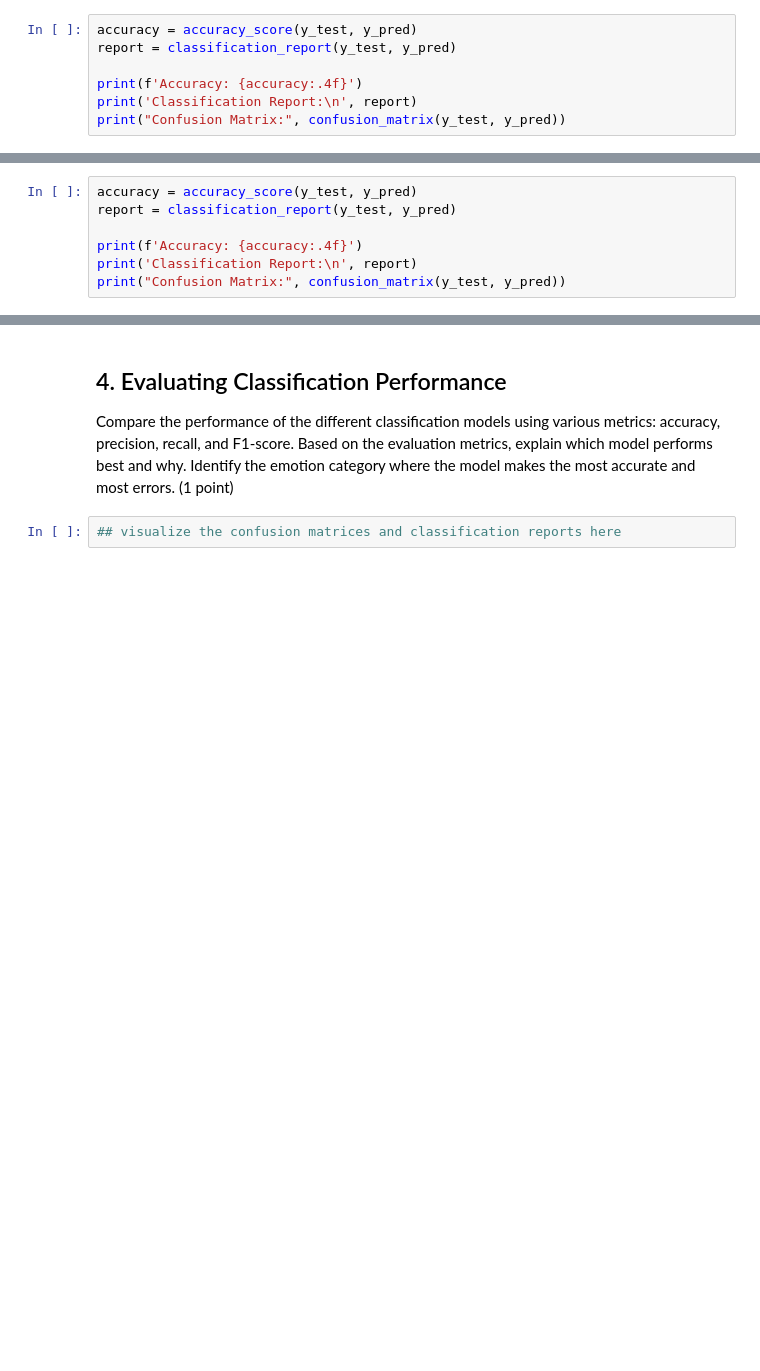
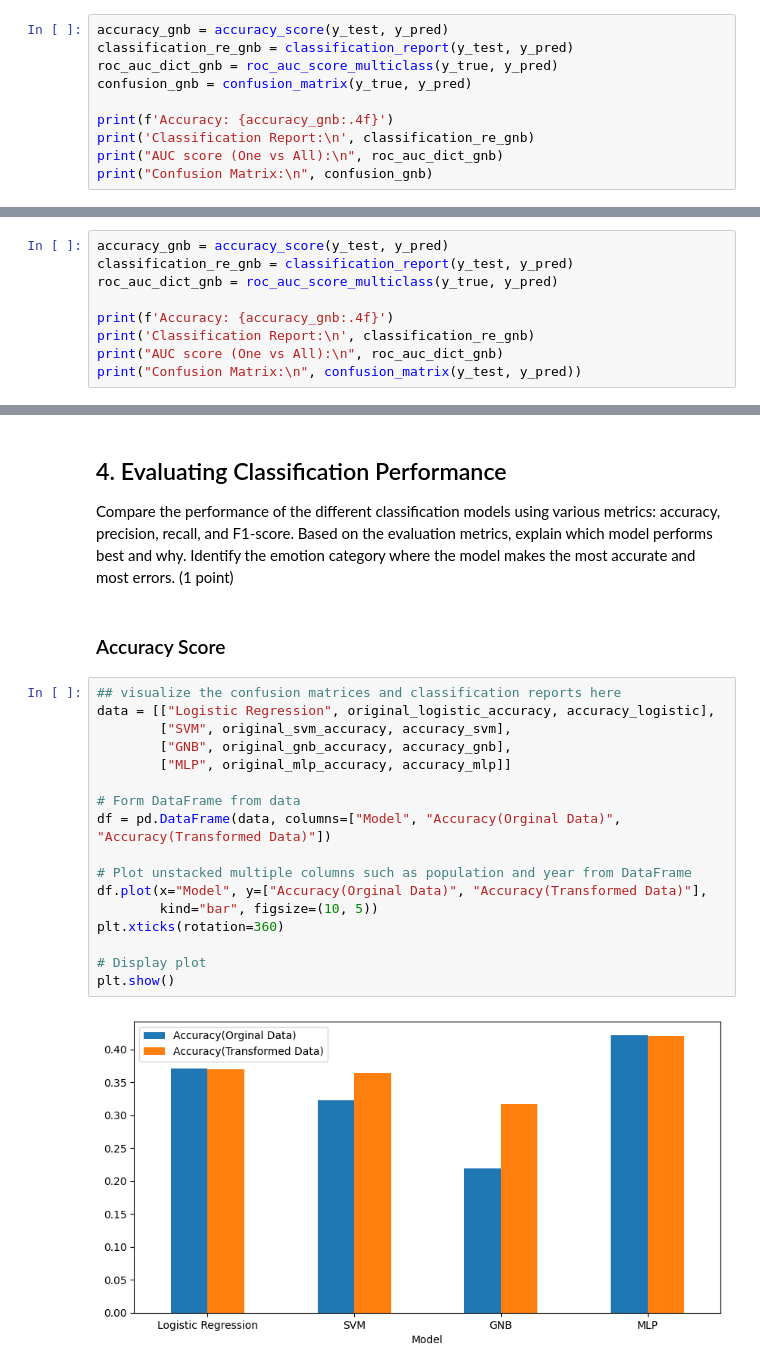
Before and after one commit to nguyenmai333/Fundamental-ML, a Jupyter notebook: notebooks/EDA.ipynb, the cells around one changed output, grey strips where cells are left out. Drawn from its saved outputs; the diff is of its cells as text; blank space fills up the shorter version.

```diff
--- a/notebooks/EDA.ipynb
+++ b/notebooks/EDA.ipynb
@@ -731,10 +776,13 @@ Best cross-validation accuracy: 0.2126
 # %%
 y_pred = gnb_best.predict(X_test)
 # %%
-accuracy = accuracy_score(y_test, y_pred)
-report = classification_report(y_test, y_pred)
+accuracy_gnb = accuracy_score(y_test, y_pred)
+classification_re_gnb = classification_report(y_test, y_pred)
+roc_auc_dict_gnb = roc_auc_score_multiclass(y_true, y_pred)
+confusion_gnb = confusion_matrix(y_true, y_pred)
 
-print(f'Accuracy: {accuracy:.4f}')
-print('Classification Report:\n', report)
-print("Confusion Matrix:", confusion_matrix(y_test, y_pred))
+print(f'Accuracy: {accuracy_gnb:.4f}')
+print('Classification Report:\n', classification_re_gnb)
+print("AUC score (One vs All):\n", roc_auc_dict_gnb)
+print("Confusion Matrix:\n", confusion_gnb)
 # %% [output]
@@ -1205,10 +1377,12 @@ Best cross-validation accuracy: 0.3246
 # %%
 y_pred = gnb_best_.predict(X_test)
 # %%
-accuracy = accuracy_score(y_test, y_pred)
-report = classification_report(y_test, y_pred)
+accuracy_gnb = accuracy_score(y_test, y_pred)
+classification_re_gnb = classification_report(y_test, y_pred)
+roc_auc_dict_gnb = roc_auc_score_multiclass(y_true, y_pred)
 
-print(f'Accuracy: {accuracy:.4f}')
-print('Classification Report:\n', report)
-print("Confusion Matrix:", confusion_matrix(y_test, y_pred))
+print(f'Accuracy: {accuracy_gnb:.4f}')
+print('Classification Report:\n', classification_re_gnb)
+print("AUC score (One vs All):\n", roc_auc_dict_gnb)
+print("Confusion Matrix:\n", confusion_matrix(y_test, y_pred))
 # %% [output]
@@ -1350,5 +1524,24 @@ Epoch [12/20], Train Loss: 1.4887, Train Accuracy: 0.4357 || Val Loss: 1.5349, V
 
 Compare the performance of the different classification models using various metrics: accuracy, precision, recall, and F1-score.
 Based on the evaluation metrics, explain which model performs best and why. Identify the emotion category where the model makes the most accurate and most errors. (1 point)
-# %%
-## visualize the confusion matrices and classification reports here
+# %% [markdown]
+### Accuracy Score
+# %%
+## visualize the confusion matrices and classification reports here
+data = [["Logistic Regression", original_logistic_accuracy, accuracy_logistic],
+        ["SVM", original_svm_accuracy, accuracy_svm],
+        ["GNB", original_gnb_accuracy, accuracy_gnb],
+        ["MLP", original_mlp_accuracy, accuracy_mlp]]
+
+# Form DataFrame from data
+df = pd.DataFrame(data, columns=["Model", "Accuracy(Orginal Data)", "Accuracy(Transformed Data)"])
+
+# Plot unstacked multiple columns such as population and year from DataFrame
+df.plot(x="Model", y=["Accuracy(Orginal Data)", "Accuracy(Transformed Data)"],
+        kind="bar", figsize=(10, 5))
+plt.xticks(rotation=360)
+
+# Display plot
+plt.show()
+# %% [output]
+[figure, added]
```
Also changed, not shown: parts of 104 cells of this notebook.
